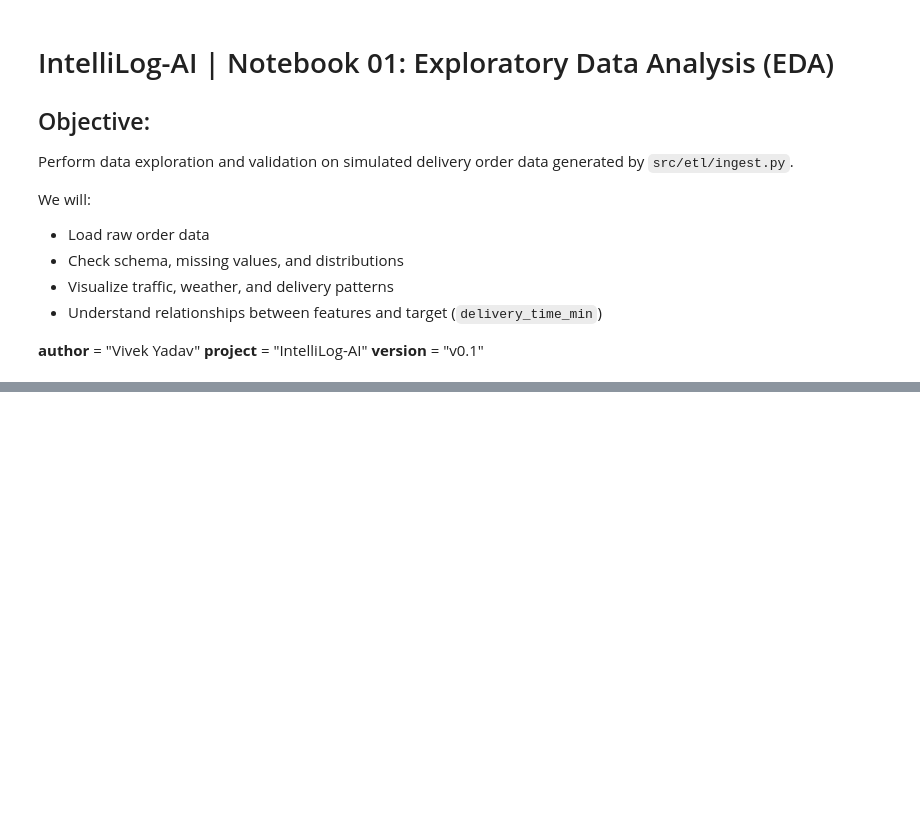
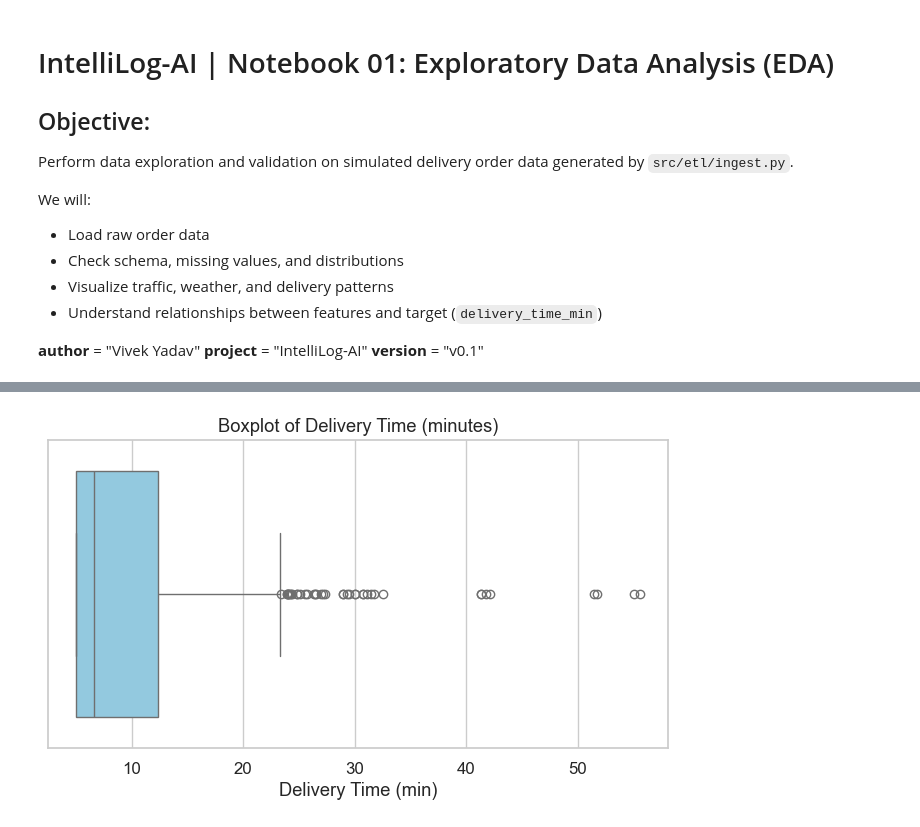
Before and after one commit to VIVEK-MARRI/IntelliLog-AI, a Jupyter notebook: notebooks/01_data_exploration.ipynb, the cells around one changed output, grey strips where cells are left out. Cells and saved outputs as stored; diff of their text form; code cells hidden in the pictures; blank space fills up the shorter version.

```diff
--- a/notebooks/01_data_exploration.ipynb
+++ b/notebooks/01_data_exploration.ipynb
@@ -33,0 +32,8 @@ ModuleNotFoundError: No module named 'seaborn'
+# %%
+# Load the simulated dataset
+data_path = "../data/raw_orders.csv"
+df = pd.read_csv(data_path, parse_dates=["order_time"])
+
+print("✅ Data loaded successfully.")
+print("Shape:", df.shape)
+df.head()
@@ -33,0 +103,8 @@ ModuleNotFoundError: No module named 'seaborn'
+# %%
+plt.figure(figsize=(8,4))
+sns.boxplot(x=df["delivery_time_min"], color="skyblue")
+plt.title("Boxplot of Delivery Time (minutes)")
+plt.xlabel("Delivery Time (min)")
+plt.show()
+# %% [output]
+[figure, added]
```
Also changed, not shown: parts of 16 cells of this notebook, 5 other files.
